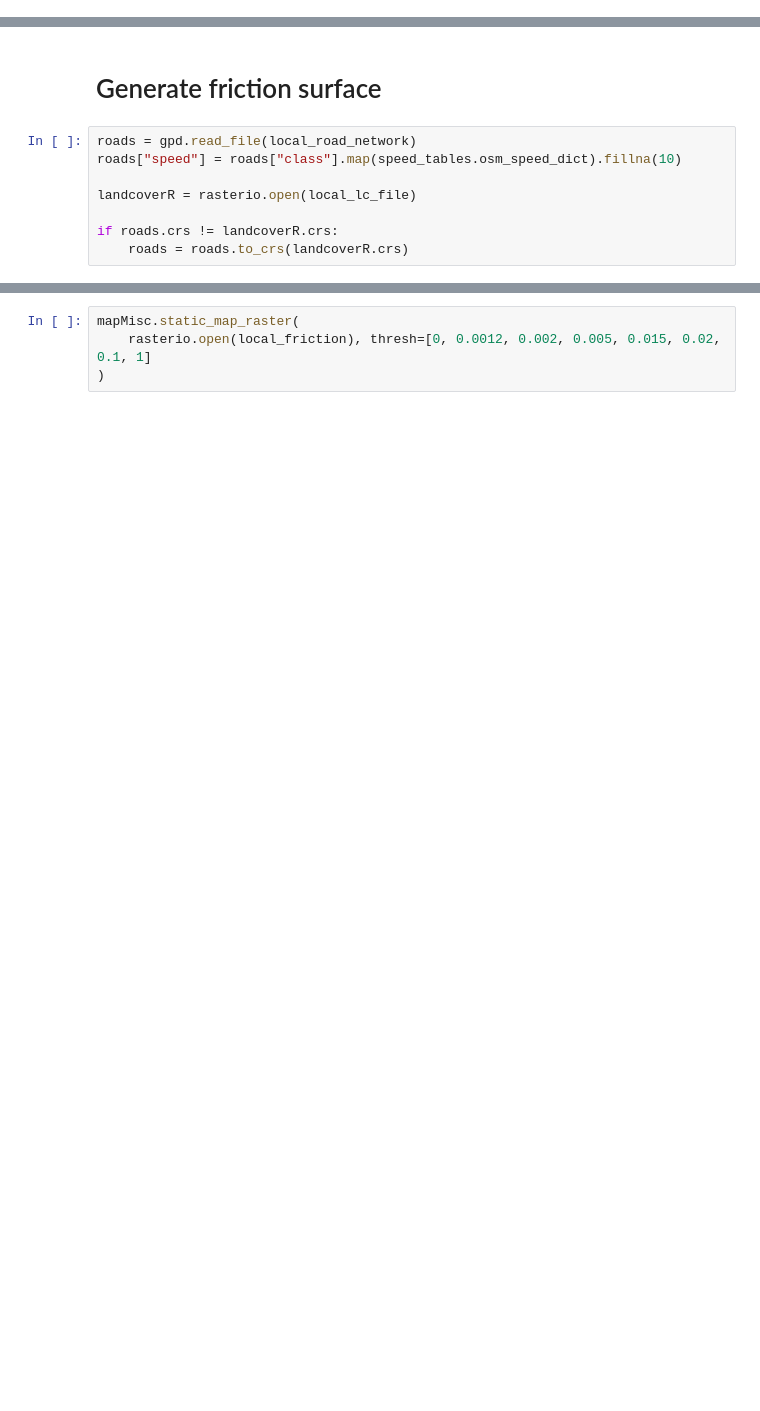
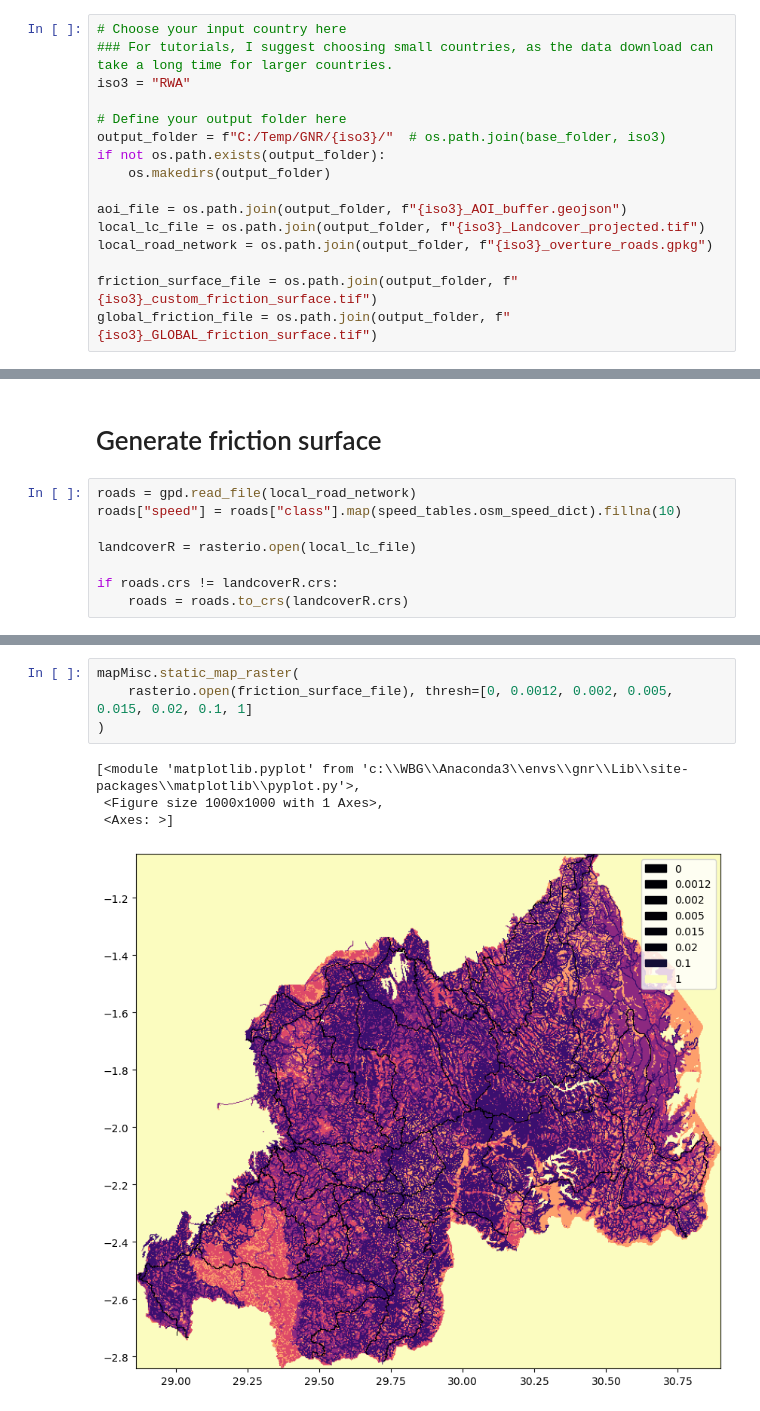
Before and after one commit to worldbank/GOSTnetsraster, a Jupyter notebook: docs/TUTORIAL_Friction_Surface.ipynb, the cells around one changed output, grey strips where cells are left out. Saved outputs shown, nothing was run; the diff lists cells and outputs as text; blank space fills up the shorter version.

Commit message:
Updating tutorials for BEYOND THE MAP

```diff
--- a/docs/TUTORIAL_Friction_Surface.ipynb
+++ b/docs/TUTORIAL_Friction_Surface.ipynb
@@ -128,0 +36,16 @@ if not os.path.exists(local_road_network):
+# %%
+# Choose your input country here
+### For tutorials, I suggest choosing small countries, as the data download can take a long time for larger countries.
+iso3 = "RWA"
+
+# Define your output folder here
+output_folder = f"C:/Temp/GNR/{iso3}/"  # os.path.join(base_folder, iso3)
+if not os.path.exists(output_folder):
+    os.makedirs(output_folder)
+
+aoi_file = os.path.join(output_folder, f"{iso3}_AOI_buffer.geojson")
+local_lc_file = os.path.join(output_folder, f"{iso3}_Landcover_projected.tif")
+local_road_network = os.path.join(output_folder, f"{iso3}_overture_roads.gpkg")
+
+friction_surface_file = os.path.join(output_folder, f"{iso3}_custom_friction_surface.tif")
+global_friction_file = os.path.join(output_folder, f"{iso3}_GLOBAL_friction_surface.tif")
@@ -148,8 +137,13 @@ meta, friction = ma.generate_roads_lc_friction(
 )
 # %%
 mapMisc.static_map_raster(
-    rasterio.open(local_friction), thresh=[0, 0.0012, 0.002, 0.005, 0.015, 0.02, 0.1, 1]
+    rasterio.open(friction_surface_file), thresh=[0, 0.0012, 0.002, 0.005, 0.015, 0.02, 0.1, 1]
 )
+# %% [output]
+[<module 'matplotlib.pyplot' from 'c:\\WBG\\Anaconda3\\envs\\gnr\\Lib\\site-packages\\matplotlib\\pyplot.py'>,
+ <Figure size 1000x1000 with 1 Axes>,
+ <Axes: >]
+[figure, added]
 # %%
 # map the global friction surface for comparison
 mapMisc.static_map_raster(
```
Also changed, not shown: parts of 10 cells of this notebook, 10 other files.
